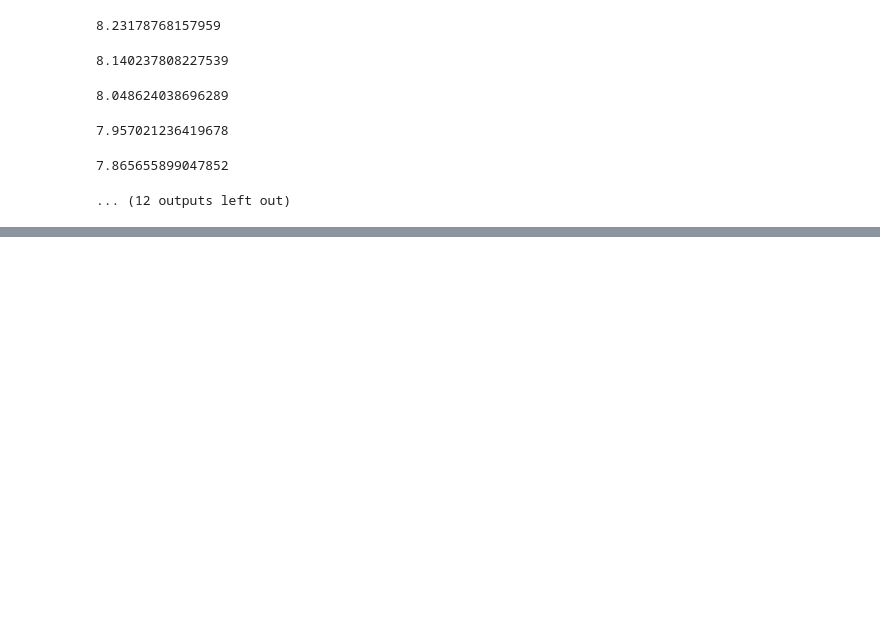
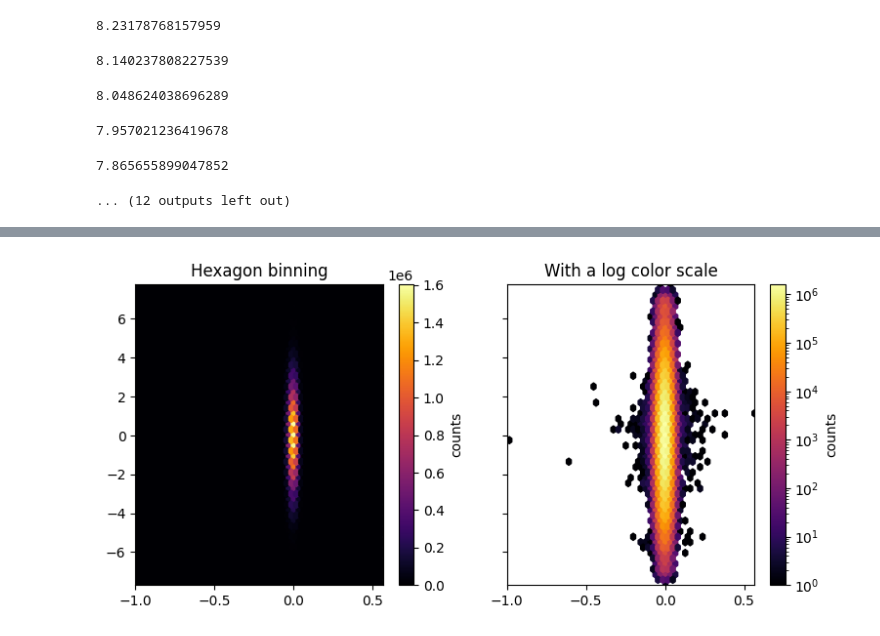
Before and after one commit to mlsquare/CompressiveLearning, a Jupyter notebook: colt/notebooks/03-Matrix-Distillation-via-CS.ipynb, the cells around one changed output, grey strips where cells are left out. Drawn from its saved outputs; the diff is of its cells as text; code cells hidden in the pictures; blank space fills up the shorter version.

```diff
--- a/colt/notebooks/03-Matrix-Distillation-via-CS.ipynb
+++ b/colt/notebooks/03-Matrix-Distillation-via-CS.ipynb
@@ -184,0 +250,20 @@ torch.Size([11008, 4096])
+# %%
+#w_vec = W.flatten().detach().numpy()
+#wh_vec = Wh.flatten().detach().numpy()
+
+xlim = w_vec.min(), w_vec.max()
+ylim = wh_vec.min(), wh_vec.max()
+
+fig, (ax0, ax1) = plt.subplots(ncols=2, sharey=True, figsize=(9, 4))
+
+hb = ax0.hexbin(w_vec, wh_vec, gridsize=50, cmap='inferno')
+ax0.set(xlim=xlim, ylim=ylim)
+ax0.set_title("Hexagon binning")
+cb = fig.colorbar(hb, ax=ax0, label='counts')
+
+hb = ax1.hexbin(w_vec, wh_vec, gridsize=50, bins='log', cmap='inferno')
+ax1.set(xlim=xlim, ylim=ylim)
+ax1.set_title("With a log color scale")
+cb = fig.colorbar(hb, ax=ax1, label='counts')
+# %% [output]
+[figure, added]
```
Also changed, not shown: parts of 3 cells of this notebook.
